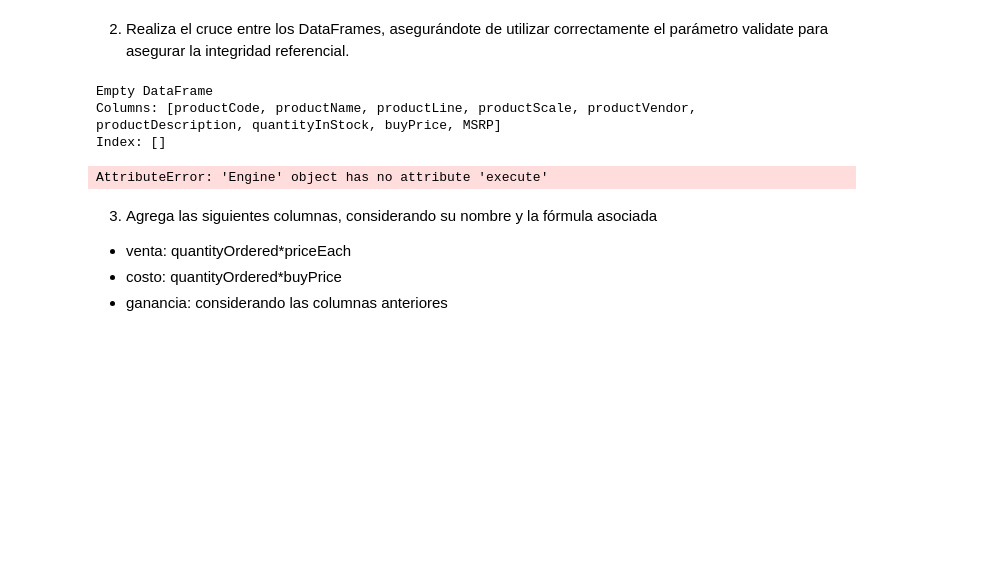
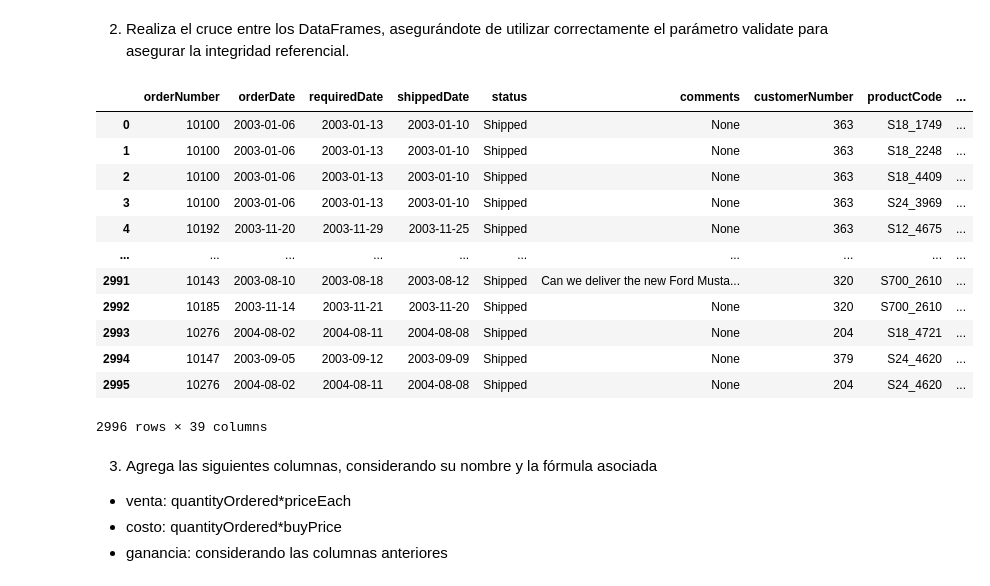
Before and after one commit to hlcxpl/pythond7, a Jupyter notebook: python7.ipynb, the cells around one changed output. Drawn from its saved outputs; the diff is of its cells as text; code cells hidden in the pictures; blank space fills up the shorter version.

```diff
--- a/python7.ipynb
+++ b/python7.ipynb
@@ -117,22 +117,32 @@ Index(['employeeNumber', 'lastName', 'firstName', 'extension', 'email',
 2. Realiza el cruce entre los DataFrames, asegurándote de utilizar correctamente el
 parámetro validate para asegurar la integridad referencial.
 # %%
+import pandas as pd
 
+# Realizar los merges utilizando las columnas relacionadas
+merged_data = (
+    tabla_order.merge(tabla_orderdetails, on="orderNumber")
+    .merge(tabla_customers, on="customerNumber")
+    .merge(tabla_products, left_on="productCode", right_on="productCode")
+    .merge(tabla_employees, left_on="salesRepEmployeeNumber", right_on="employeeNumber")
+)
 
-# Realizar los cruces asegurando la integridad referencial
-merged_data = tabla_order.merge(tabla_orderdetails, on='orderNumber', validate='one_to_many') \
-                          .merge(tabla_customers, on='customerNumber', validate='many_to_one') \
-                          .merge(tabla_products, on='productCode', validate='one_to_one', suffixes=('_order', '_product')) \
-                          .merge(tabla_employees, left_on='salesRepEmployeeNumber', right_on='employeeNumber', validate='many_to_one')
-
-
-
+# Imprimir el resultado
 merged_data
 # %% [output]
+|  | orderNumber | orderDate | requiredDate | shippedDate | status | comments | customerNumber | productCode | ... |
+| 0 | 10100 | 2003-01-06 | 2003-01-13 | 2003-01-10 | Shipped | None | 363 | S18_1749 | ... |
+| 1 | 10100 | 2003-01-06 | 2003-01-13 | 2003-01-10 | Shipped | None | 363 | S18_2248 | ... |
+| 2 | 10100 | 2003-01-06 | 2003-01-13 | 2003-01-10 | Shipped | None | 363 | S18_4409 | ... |
+| 3 | 10100 | 2003-01-06 | 2003-01-13 | 2003-01-10 | Shipped | None | 363 | S24_3969 | ... |
+| 4 | 10192 | 2003-11-20 | 2003-11-29 | 2003-11-25 | Shipped | None | 363 | S12_4675 | ... |
+| ... | ... | ... | ... | ... | ... | ... | ... | ... | ... |
+| 2991 | 10143 | 2003-08-10 | 2003-08-18 | 2003-08-12 | Shipped | Can we deliver the new Ford Musta... | 320 | S700_2610 | ... |
+| 2992 | 10185 | 2003-11-14 | 2003-11-21 | 2003-11-20 | Shipped | None | 320 | S700_2610 | ... |
+| 2993 | 10276 | 2004-08-02 | 2004-08-11 | 2004-08-08 | Shipped | None | 204 | S18_4721 | ... |
+| 2994 | 10147 | 2003-09-05 | 2003-09-12 | 2003-09-09 | Shipped | None | 379 | S24_4620 | ... |
+| 2995 | 10276 | 2004-08-02 | 2004-08-11 | 2004-08-08 | Shipped | None | 204 | S24_4620 | ... |
-Empty DataFrame
-Columns: [productCode, productName, productLine, productScale, productVendor, productDescription, quantityInStock, buyPrice, MSRP]
-Index: []
+2996 rows × 39 columns
-AttributeError: 'Engine' object has no attribute 'execute'
 # %% [markdown]
 3. Agrega las siguientes columnas, considerando su nombre y la fórmula asociada
 - venta: quantityOrdered*priceEach
```
Also changed, not shown: parts of 7 cells of this notebook, 2 other files.
